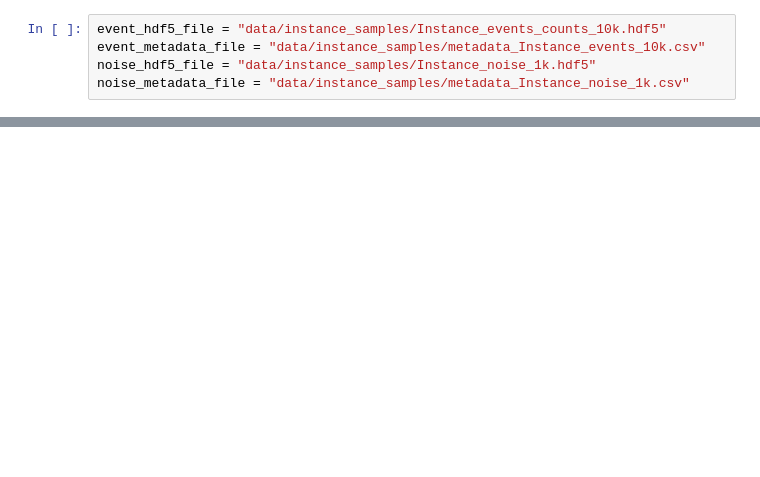
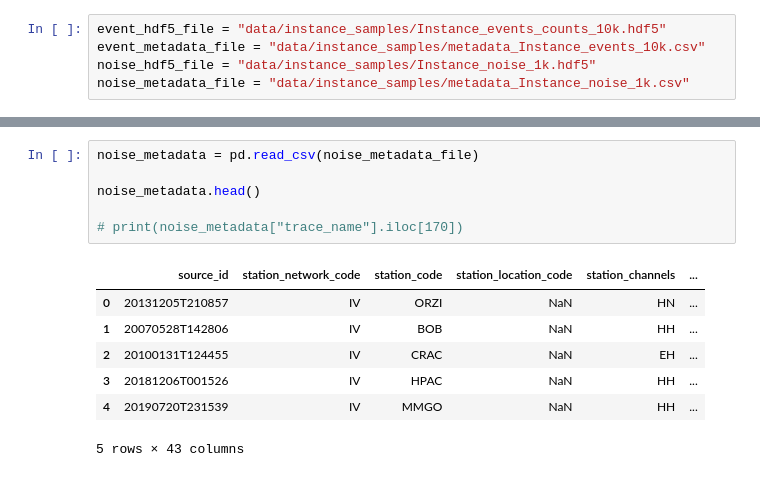
Before and after one commit to damoursm/earthquake, a Jupyter notebook: explore_data.ipynb, the cells around one changed output, grey strips where cells are left out. Drawn from its saved outputs; the diff is of its cells as text; blank space fills up the shorter version.

```diff
--- a/explore_data.ipynb
+++ b/explore_data.ipynb
@@ -32,0 +40,14 @@ event_metadata.head(10)
+# %%
+noise_metadata = pd.read_csv(noise_metadata_file)
+
+noise_metadata.head()
+
+# print(noise_metadata["trace_name"].iloc[170])
+# %% [output]
+|  | source_id | station_network_code | station_code | station_location_code | station_channels | ... |
+| 0 | 20131205T210857 | IV | ORZI | NaN | HN | ... |
+| 1 | 20070528T142806 | IV | BOB | NaN | HH | ... |
+| 2 | 20100131T124455 | IV | CRAC | NaN | EH | ... |
+| 3 | 20181206T001526 | IV | HPAC | NaN | HH | ... |
+| 4 | 20190720T231539 | IV | MMGO | NaN | HH | ... |
+5 rows × 43 columns
```
Also changed, not shown: parts of 10 cells of this notebook, 6 other files.
